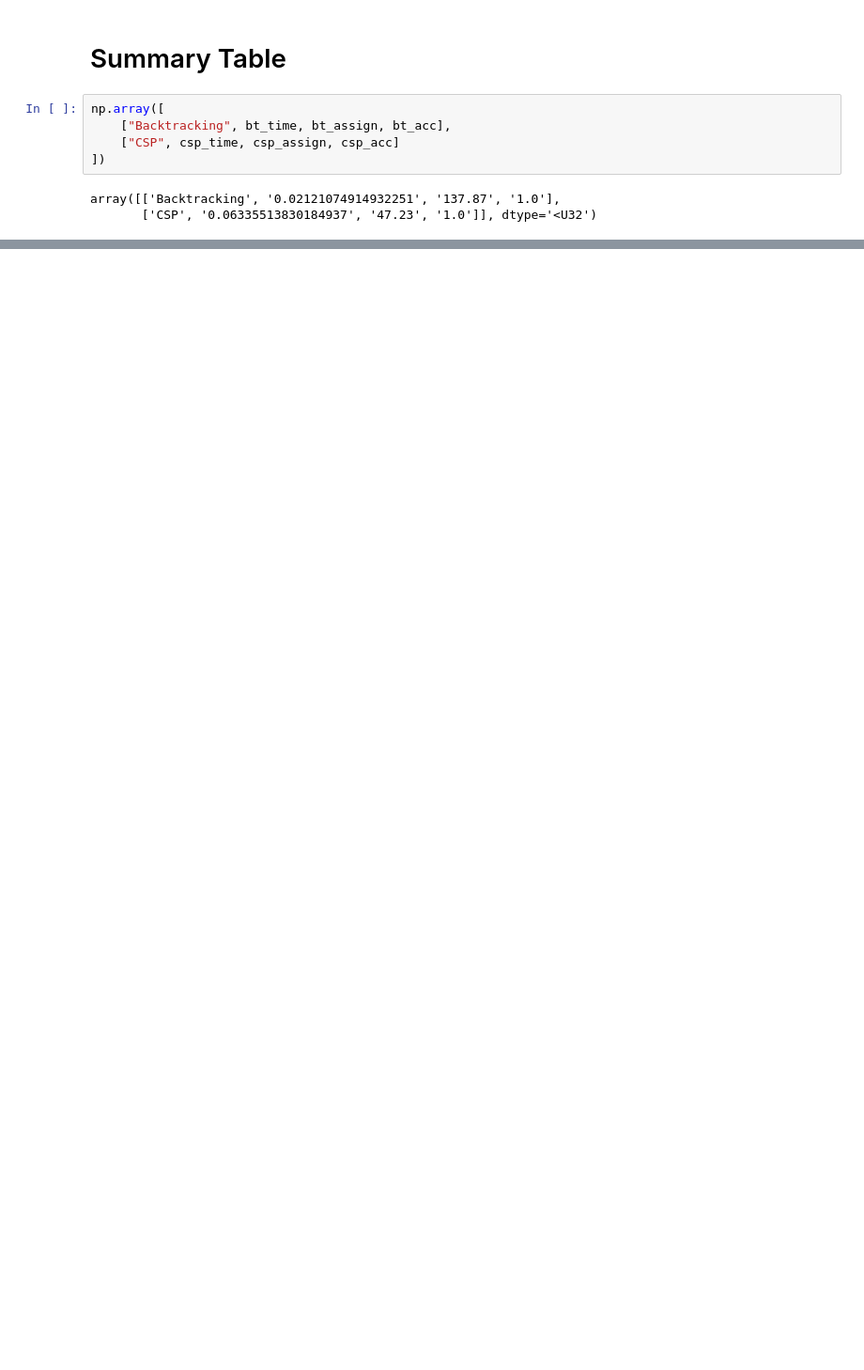
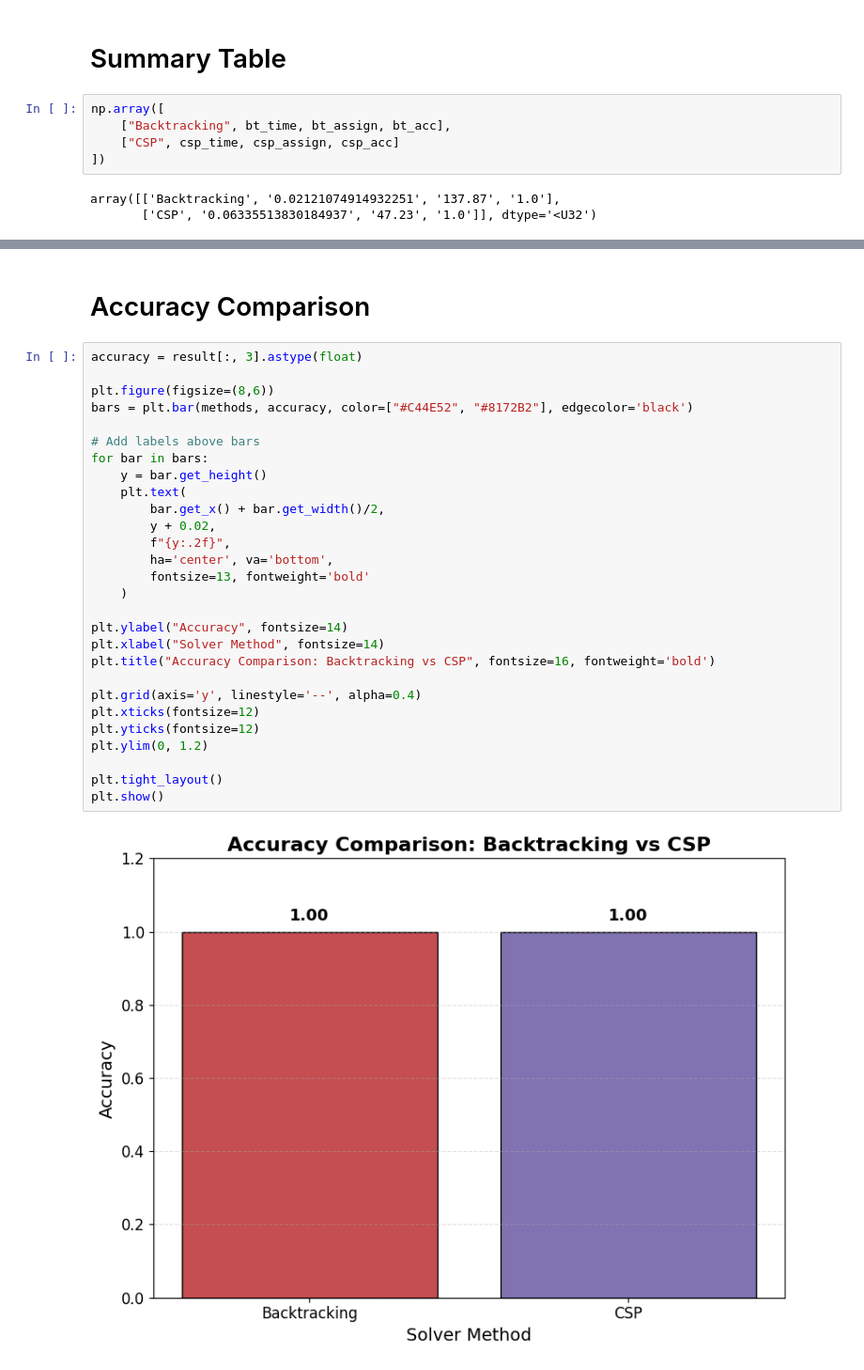
Before and after one commit to abdel-elkasaby/441-Sudoku-Project, a Jupyter notebook: sudoku.ipynb, the cells around one changed output, grey strips where cells are left out. Shown at 94% size. Drawn from its saved outputs; the diff is of its cells as text; blank space fills up the shorter version.

```diff
--- a/sudoku.ipynb
+++ b/sudoku.ipynb
@@ -291,0 +348,32 @@ plt.show()
+# %% [markdown]
+# Accuracy Comparison
+# %%
+accuracy = result[:, 3].astype(float)
+
+plt.figure(figsize=(8,6))
+bars = plt.bar(methods, accuracy, color=["#C44E52", "#8172B2"], edgecolor='black')
+
+# Add labels above bars
+for bar in bars:
+    y = bar.get_height()
+    plt.text(
+        bar.get_x() + bar.get_width()/2,
+        y + 0.02,
+        f"{y:.2f}",
+        ha='center', va='bottom',
+        fontsize=13, fontweight='bold'
+    )
+
+plt.ylabel("Accuracy", fontsize=14)
+plt.xlabel("Solver Method", fontsize=14)
+plt.title("Accuracy Comparison: Backtracking vs CSP", fontsize=16, fontweight='bold')
+
+plt.grid(axis='y', linestyle='--', alpha=0.4)
+plt.xticks(fontsize=12)
+plt.yticks(fontsize=12)
+plt.ylim(0, 1.2)
+
+plt.tight_layout()
+plt.show()
+# %% [output]
+[figure, added]
```
Also changed, not shown: parts of 4 cells of this notebook.
